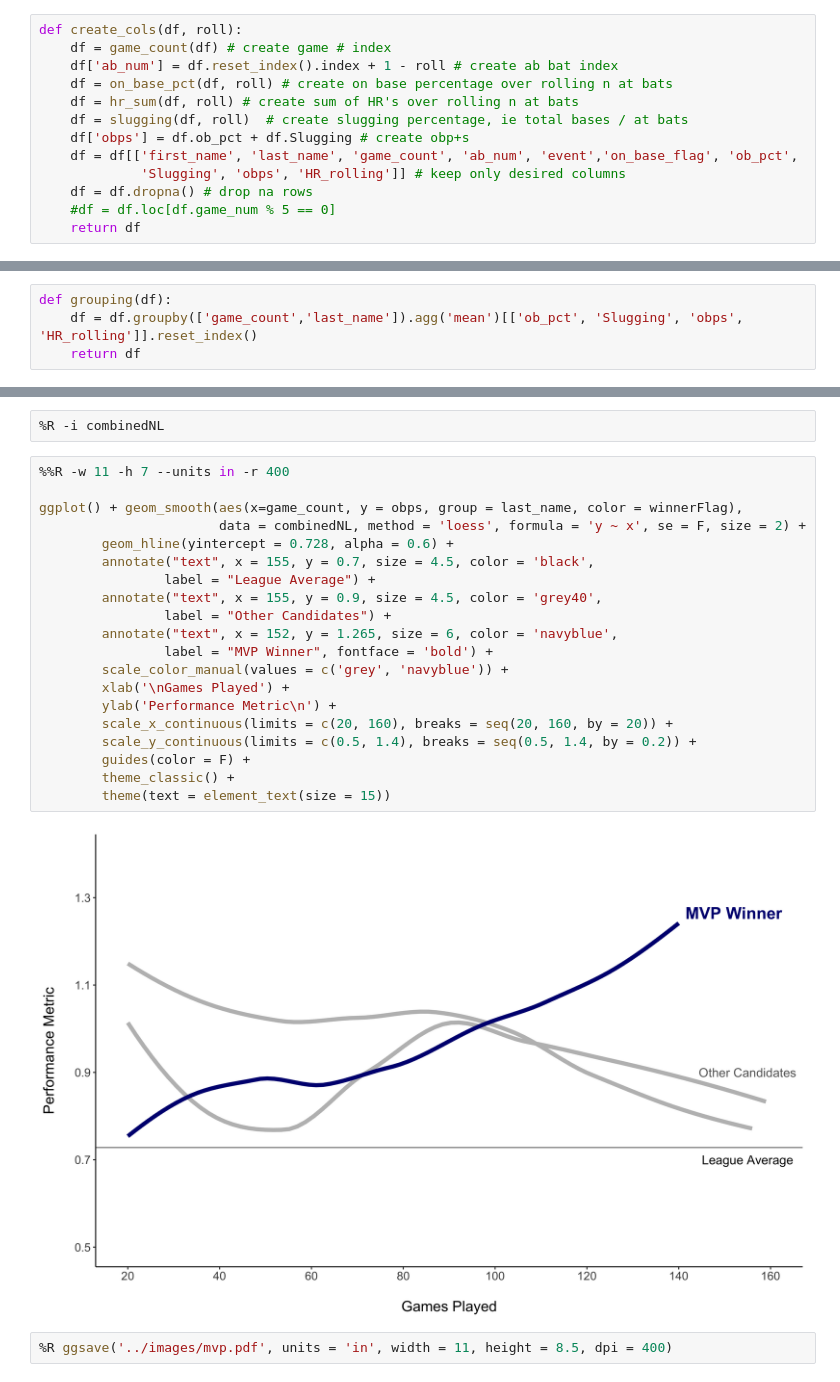
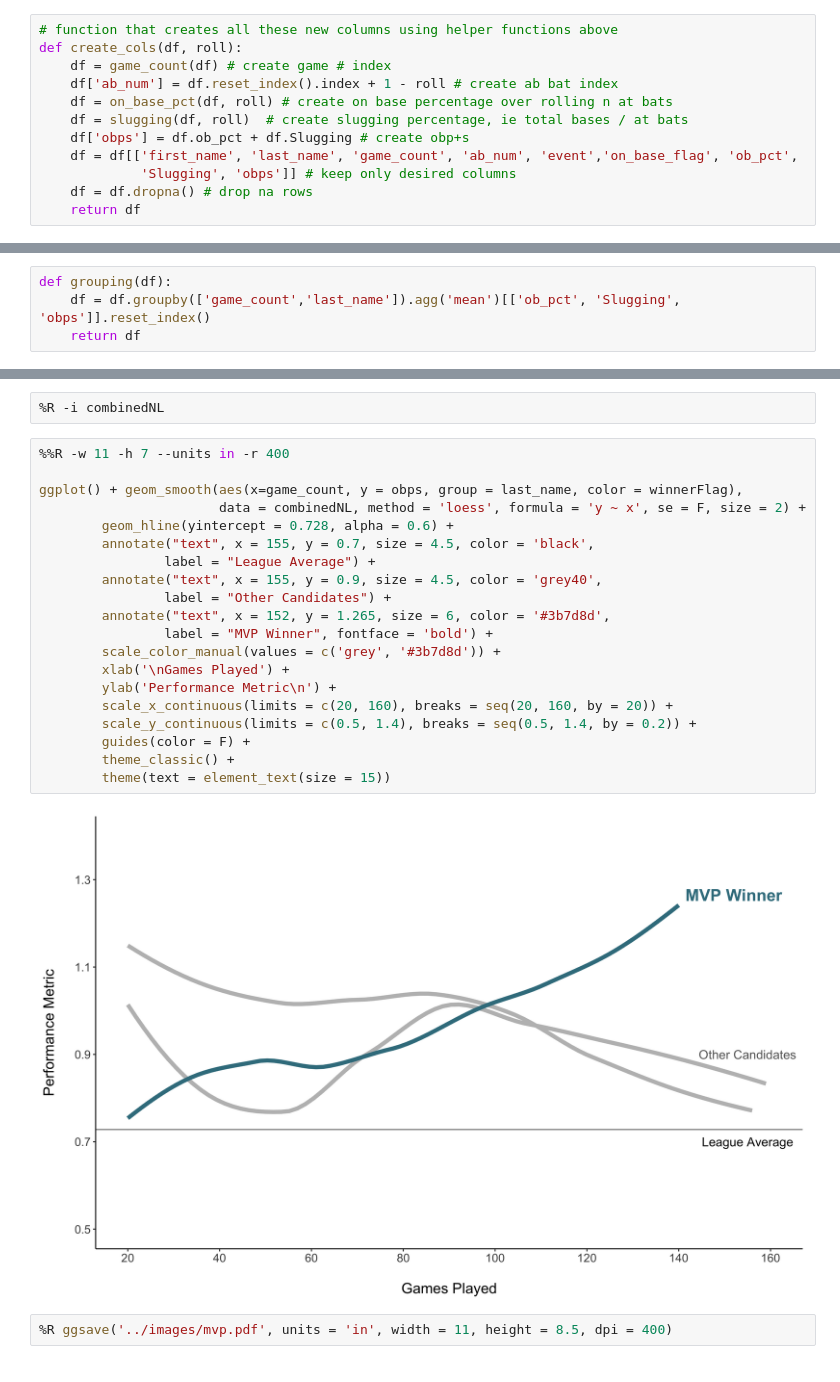
Before and after one commit to alan-flint/MLB-Visualization, a Jupyter notebook: code/mvp_consistency.ipynb, the cells around one changed output, grey strips where cells are left out. Saved outputs shown, nothing was run; the diff lists cells and outputs as text.

Commit message:
good graphs and code

```diff
--- a/code/mvp_consistency.ipynb
+++ b/code/mvp_consistency.ipynb
@@ -86,16 +87,15 @@ def slugging(df, roll):
     df['Slugging'] = df.total_bases.rolling(roll).mean()
     return df
 # %%
+# function that creates all these new columns using helper functions above
 def create_cols(df, roll):
     df = game_count(df) # create game # index
     df['ab_num'] = df.reset_index().index + 1 - roll # create ab bat index
     df = on_base_pct(df, roll) # create on base percentage over rolling n at bats
-    df = hr_sum(df, roll) # create sum of HR's over rolling n at bats
     df = slugging(df, roll)  # create slugging percentage, ie total bases / at bats
     df['obps'] = df.ob_pct + df.Slugging # create obp+s
     df = df[['first_name', 'last_name', 'game_count', 'ab_num', 'event','on_base_flag', 'ob_pct',
-             'Slugging', 'obps', 'HR_rolling']] # keep only desired columns
+             'Slugging', 'obps']] # keep only desired columns
     df = df.dropna() # drop na rows
-    #df = df.loc[df.game_num % 5 == 0]
     return df
 # %%
@@ -105,6 +105,6 @@ baez = create_cols(baez, 50)
 arenado = create_cols(arenado, 50)
 # %%
 def grouping(df):
-    df = df.groupby(['game_count','last_name']).agg('mean')[['ob_pct', 'Slugging', 'obps', 'HR_rolling']].reset_index()
+    df = df.groupby(['game_count','last_name']).agg('mean')[['ob_pct', 'Slugging', 'obps']].reset_index()
     return df
 # %%
@@ -128,24 +130,24 @@ combinedNL.head()
 # %%
 %%R -w 11 -h 7 --units in -r 400
 
 ggplot() + geom_smooth(aes(x=game_count, y = obps, group = last_name, color = winnerFlag),
                        data = combinedNL, method = 'loess', formula = 'y ~ x', se = F, size = 2) +
         geom_hline(yintercept = 0.728, alpha = 0.6) +
         annotate("text", x = 155, y = 0.7, size = 4.5, color = 'black',
                 label = "League Average") +
         annotate("text", x = 155, y = 0.9, size = 4.5, color = 'grey40',
                 label = "Other Candidates") +
-        annotate("text", x = 152, y = 1.265, size = 6, color = 'navyblue',
+        annotate("text", x = 152, y = 1.265, size = 6, color = '#3b7d8d',
                 label = "MVP Winner", fontface = 'bold') +
-        scale_color_manual(values = c('grey', 'navyblue')) +
+        scale_color_manual(values = c('grey', '#3b7d8d')) +
         xlab('\nGames Played') +
         ylab('Performance Metric\n') +
         scale_x_continuous(limits = c(20, 160), breaks = seq(20, 160, by = 20)) +
         scale_y_continuous(limits = c(0.5, 1.4), breaks = seq(0.5, 1.4, by = 0.2)) +
         guides(color = F) +
         theme_classic() +
         theme(text = element_text(size = 15))
 # %% [output]
-[figure, old version]
+[figure, new version]
 # %%
 %R ggsave('../images/mvp.pdf', units = 'in', width = 11, height = 8.5, dpi = 400)
```
Also changed, not shown: parts of 13 cells of this notebook, 3 other files.
